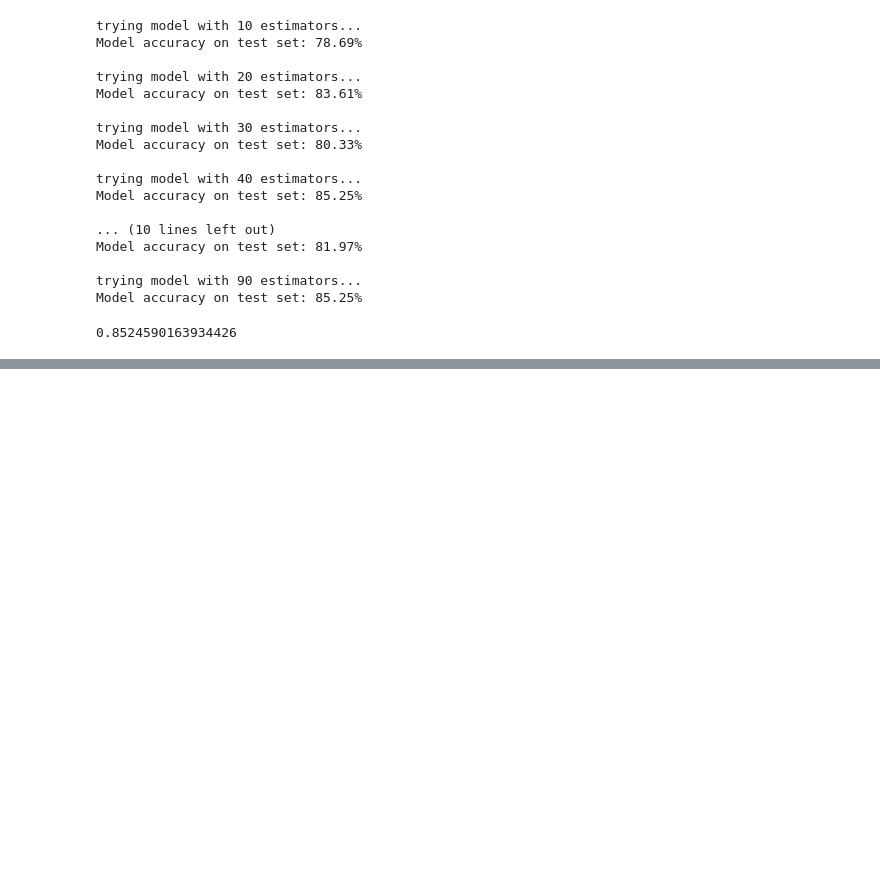
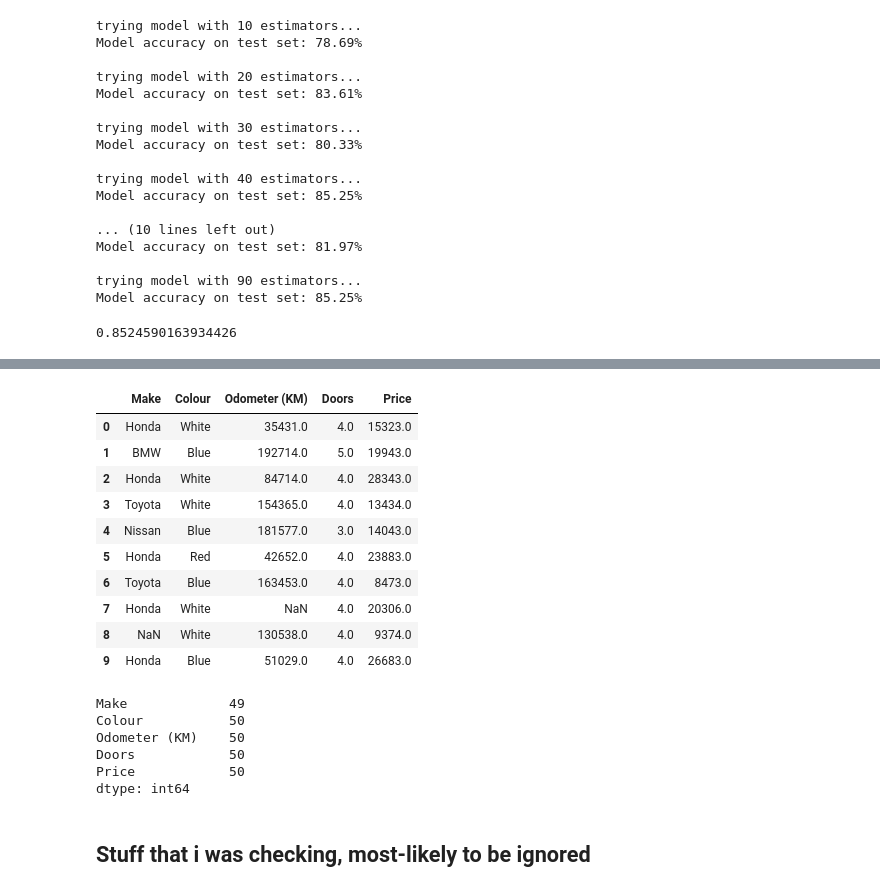
Before and after one commit to FlyingBobino/ML-Zero-To-Mastery-Course, a Jupyter notebook: scikit_learn/introduction-to-scikit-learn.ipynb, the cells around one changed output, grey strips where cells are left out. Saved outputs shown, nothing was run; the diff lists cells and outputs as text; code cells hidden in the pictures; blank space fills up the shorter version.

```diff
--- a/scikit_learn/introduction-to-scikit-learn.ipynb
+++ b/scikit_learn/introduction-to-scikit-learn.ipynb
@@ -158,0 +341,26 @@ warnings.filterwarnings("")
+# %%
+car_sales_missing = pd.read_csv("../data/car-sales-extended-missing-data.csv")
+car_sales_missing.head(10)
+# %% [output]
+|  | Make | Colour | Odometer (KM) | Doors | Price |
+| 0 | Honda | White | 35431.0 | 4.0 | 15323.0 |
+| 1 | BMW | Blue | 192714.0 | 5.0 | 19943.0 |
+| 2 | Honda | White | 84714.0 | 4.0 | 28343.0 |
+| 3 | Toyota | White | 154365.0 | 4.0 | 13434.0 |
+| 4 | Nissan | Blue | 181577.0 | 3.0 | 14043.0 |
+| 5 | Honda | Red | 42652.0 | 4.0 | 23883.0 |
+| 6 | Toyota | Blue | 163453.0 | 4.0 | 8473.0 |
+| 7 | Honda | White | NaN | 4.0 | 20306.0 |
+| 8 | NaN | White | 130538.0 | 4.0 | 9374.0 |
+| 9 | Honda | Blue | 51029.0 | 4.0 | 26683.0 |
+# %%
+car_sales_missing.isna().sum()
+# %% [output]
+Make             49
+Colour           50
+Odometer (KM)    50
+Doors            50
+Price            50
+dtype: int64
+# %% [markdown]
+## Stuff that i was checking, most-likely to be ignored
```
Also changed, not shown: parts of 38 cells of this notebook, 5 other files.
